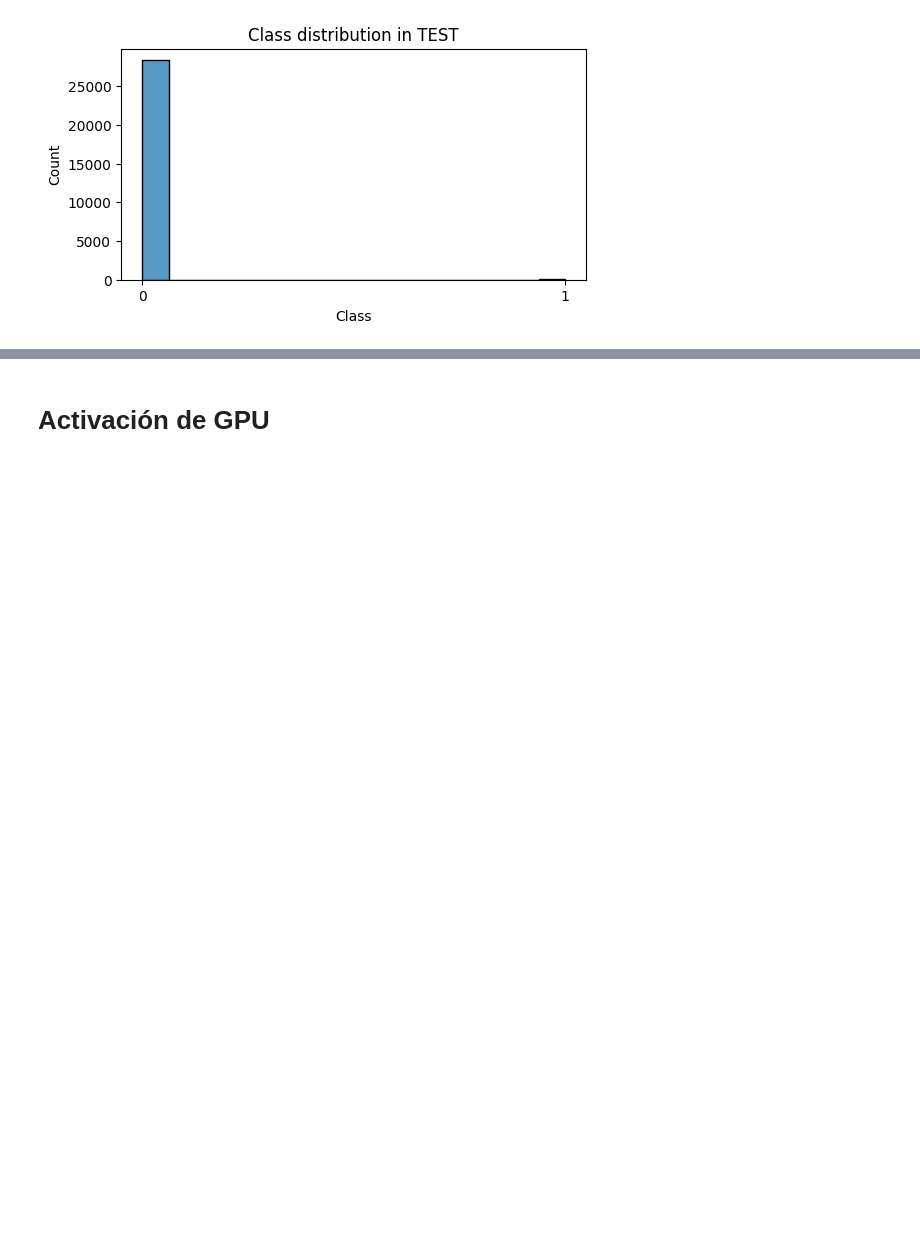
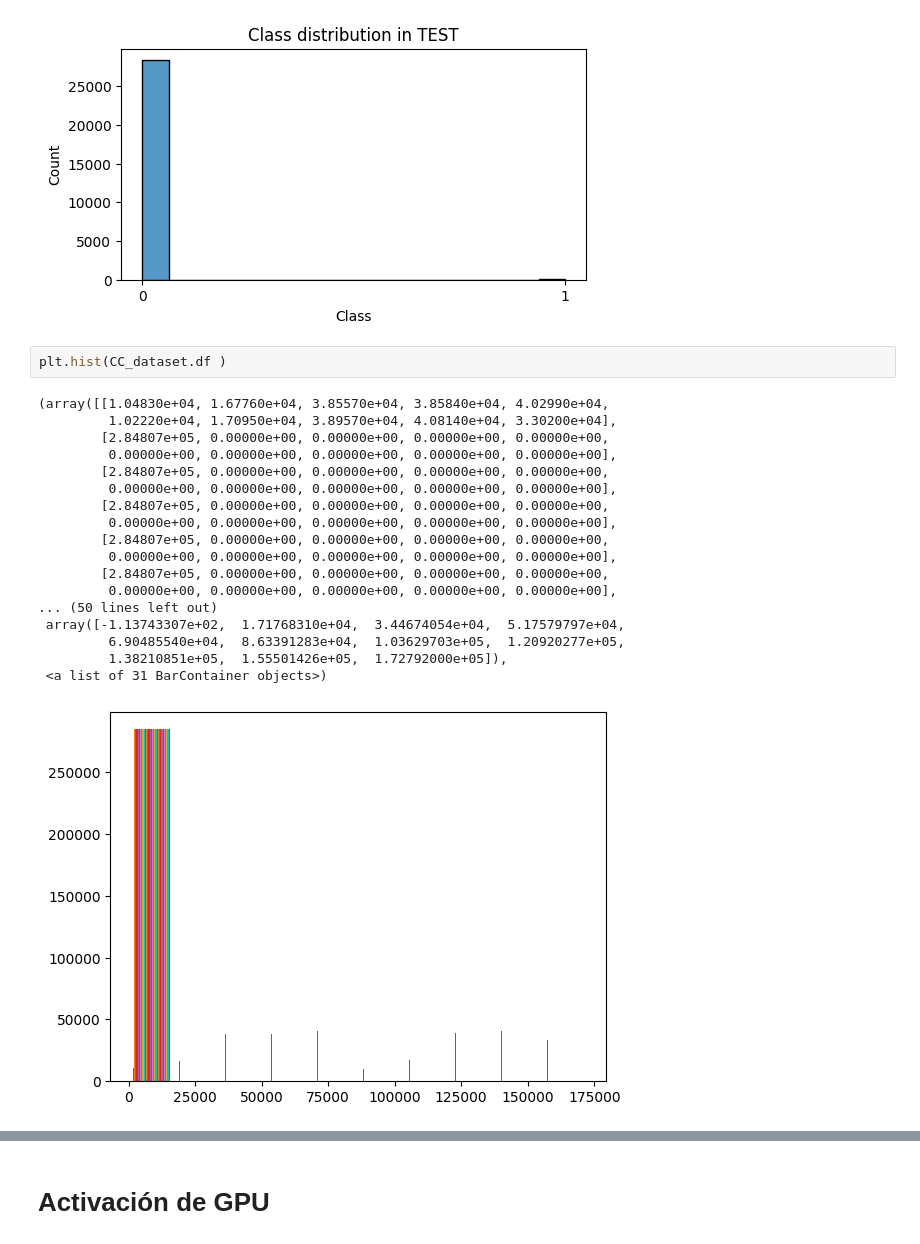
Before and after one commit to Laboratorios-2-MIT-MC/IA-Ciber, a Jupyter notebook: Prácticas/Práctica 1/P1_ENUNCIADO_NOTEBOOK.ipynb, the cells around one changed output, grey strips where cells are left out. Drawn from its saved outputs; the diff is of its cells as text; blank space fills up the shorter version.

Commit message:
Added histogram

```diff
--- a/Prácticas/Práctica 1/P1_ENUNCIADO_NOTEBOOK.ipynb
+++ b/Prácticas/Práctica 1/P1_ENUNCIADO_NOTEBOOK.ipynb
@@ -178,3 +178,24 @@ ax.set_xlabel('Class');
 [figure]
 [figure]
 [figure]
+# %%
+plt.hist(CC_dataset.df )
+# %% [output]
+(array([[1.04830e+04, 1.67760e+04, 3.85570e+04, 3.85840e+04, 4.02990e+04,
+         1.02220e+04, 1.70950e+04, 3.89570e+04, 4.08140e+04, 3.30200e+04],
+        [2.84807e+05, 0.00000e+00, 0.00000e+00, 0.00000e+00, 0.00000e+00,
+         0.00000e+00, 0.00000e+00, 0.00000e+00, 0.00000e+00, 0.00000e+00],
+        [2.84807e+05, 0.00000e+00, 0.00000e+00, 0.00000e+00, 0.00000e+00,
+         0.00000e+00, 0.00000e+00, 0.00000e+00, 0.00000e+00, 0.00000e+00],
+        [2.84807e+05, 0.00000e+00, 0.00000e+00, 0.00000e+00, 0.00000e+00,
+         0.00000e+00, 0.00000e+00, 0.00000e+00, 0.00000e+00, 0.00000e+00],
+        [2.84807e+05, 0.00000e+00, 0.00000e+00, 0.00000e+00, 0.00000e+00,
+         0.00000e+00, 0.00000e+00, 0.00000e+00, 0.00000e+00, 0.00000e+00],
+        [2.84807e+05, 0.00000e+00, 0.00000e+00, 0.00000e+00, 0.00000e+00,
+         0.00000e+00, 0.00000e+00, 0.00000e+00, 0.00000e+00, 0.00000e+00],
+... (50 lines left out)
+ array([-1.13743307e+02,  1.71768310e+04,  3.44674054e+04,  5.17579797e+04,
+         6.90485540e+04,  8.63391283e+04,  1.03629703e+05,  1.20920277e+05,
+         1.38210851e+05,  1.55501426e+05,  1.72792000e+05]),
+ <a list of 31 BarContainer objects>)
+[figure, added]
```
Also changed, not shown: parts of 2 cells of this notebook.
